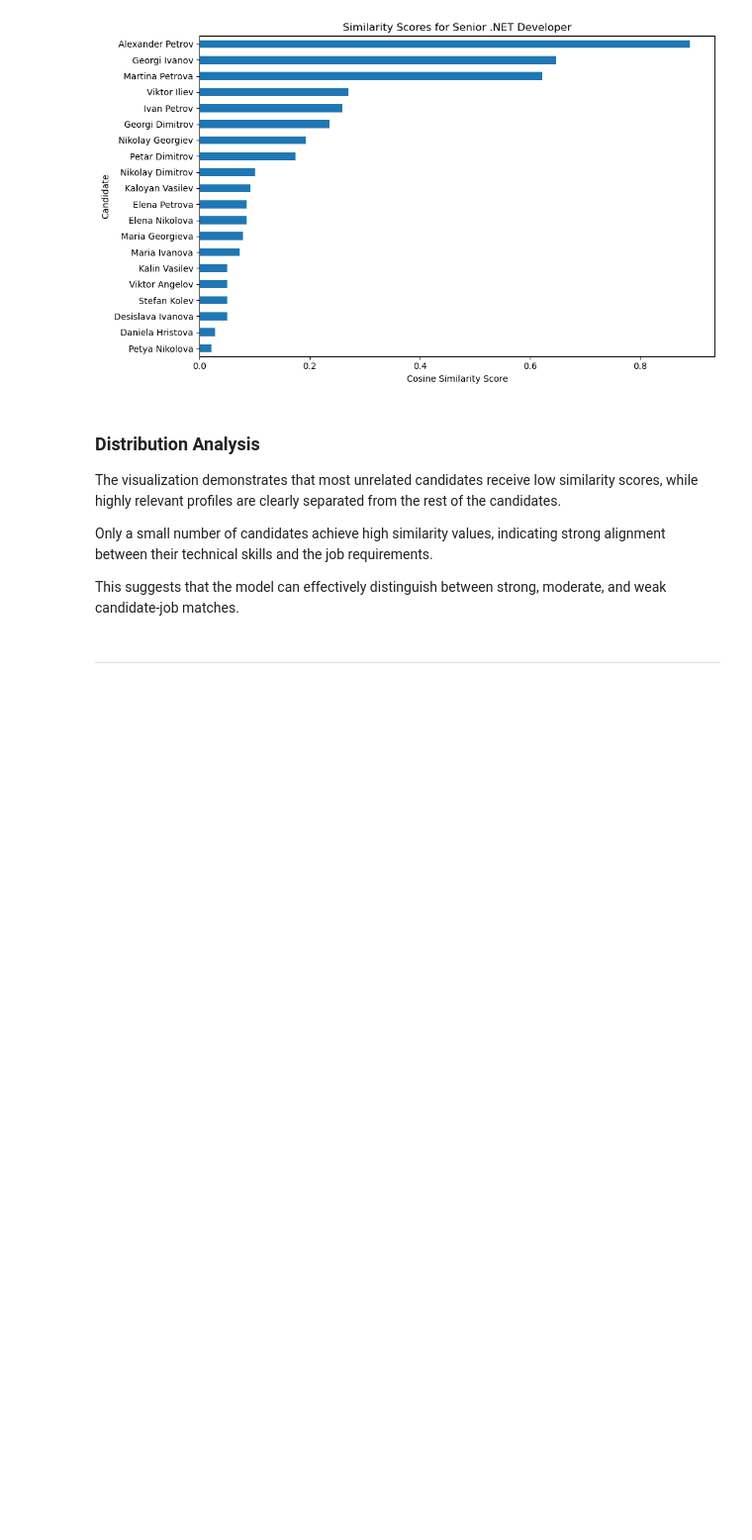
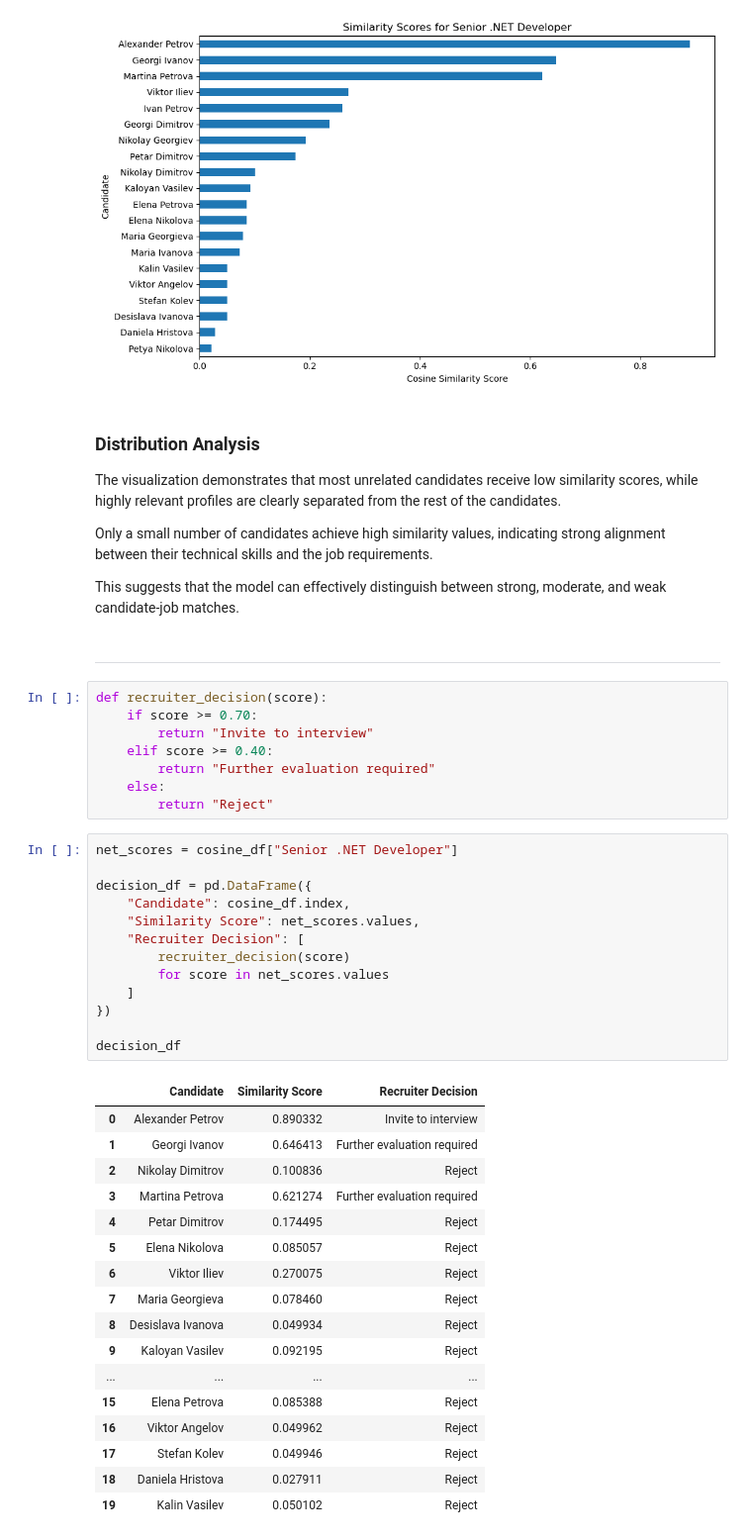
Before and after one commit to DesiVenkova/candidate-job-matching-analysis, a Jupyter notebook: candidate_job_matching_analysis.ipynb, the cells around one changed output. Shown at 99% size. Drawn from its saved outputs; the diff is of its cells as text; blank space fills up the shorter version.

Commit message:
Implement recruiter decision support logic

```diff
--- a/candidate_job_matching_analysis.ipynb
+++ b/candidate_job_matching_analysis.ipynb
@@ -607,3 +607,42 @@ Only a small number of candidates achieve high similarity values, indicating str
 This suggests that the model can effectively distinguish between strong, moderate, and weak candidate-job matches.
 # %% [markdown]
 ---
+# %%
+def recruiter_decision(score):
+    if score >= 0.70:
+        return "Invite to interview"
+    elif score >= 0.40:
+        return "Further evaluation required"
+    else:
+        return "Reject"
+# %%
+net_scores = cosine_df["Senior .NET Developer"]
+
+decision_df = pd.DataFrame({
+    "Candidate": cosine_df.index,
+    "Similarity Score": net_scores.values,
+    "Recruiter Decision": [
+        recruiter_decision(score)
+        for score in net_scores.values
+    ]
+})
+
+decision_df
+# %% [output]
+|  | Candidate | Similarity Score | Recruiter Decision |
+| 0 | Alexander Petrov | 0.890332 | Invite to interview |
+| 1 | Georgi Ivanov | 0.646413 | Further evaluation required |
+| 2 | Nikolay Dimitrov | 0.100836 | Reject |
+| 3 | Martina Petrova | 0.621274 | Further evaluation required |
+| 4 | Petar Dimitrov | 0.174495 | Reject |
+| 5 | Elena Nikolova | 0.085057 | Reject |
+| 6 | Viktor Iliev | 0.270075 | Reject |
+| 7 | Maria Georgieva | 0.078460 | Reject |
+| 8 | Desislava Ivanova | 0.049934 | Reject |
+| 9 | Kaloyan Vasilev | 0.092195 | Reject |
+| ... | ... | ... | ... |
+| 15 | Elena Petrova | 0.085388 | Reject |
+| 16 | Viktor Angelov | 0.049962 | Reject |
+| 17 | Stefan Kolev | 0.049946 | Reject |
+| 18 | Daniela Hristova | 0.027911 | Reject |
+| 19 | Kalin Vasilev | 0.050102 | Reject |
```
Also changed, not shown: parts of 2 cells of this notebook.
